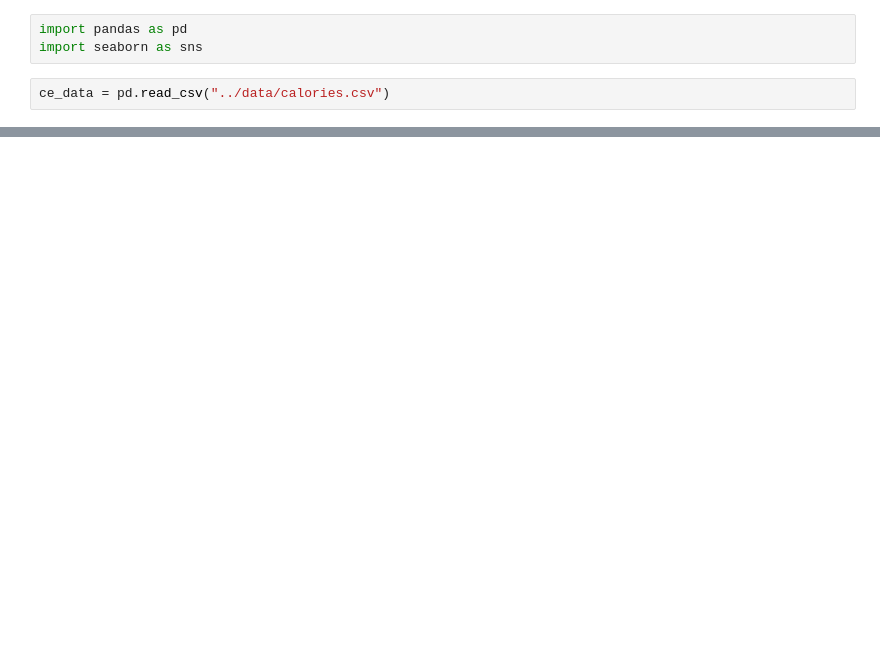
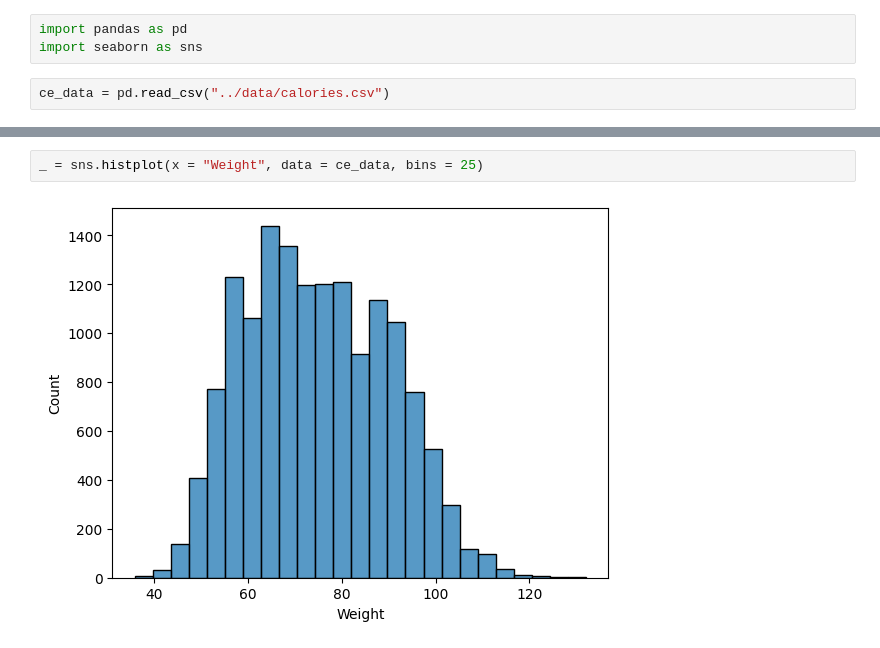
Before and after one commit to Mkranj/ML_calories_burned, a Jupyter notebook: scripts/eda.ipynb, the cells around one changed output, grey strips where cells are left out. Saved outputs shown, nothing was run; the diff lists cells and outputs as text; blank space fills up the shorter version.

```diff
--- a/scripts/eda.ipynb
+++ b/scripts/eda.ipynb
@@ -23,0 +50,4 @@ sns.countplot(ce_data.Gender, orient = "h")
+# %%
+_ = sns.histplot(x = "Weight", data = ce_data, bins = 25)
+# %% [output]
+[figure, added]
```
Also changed, not shown: parts of 15 cells of this notebook.
